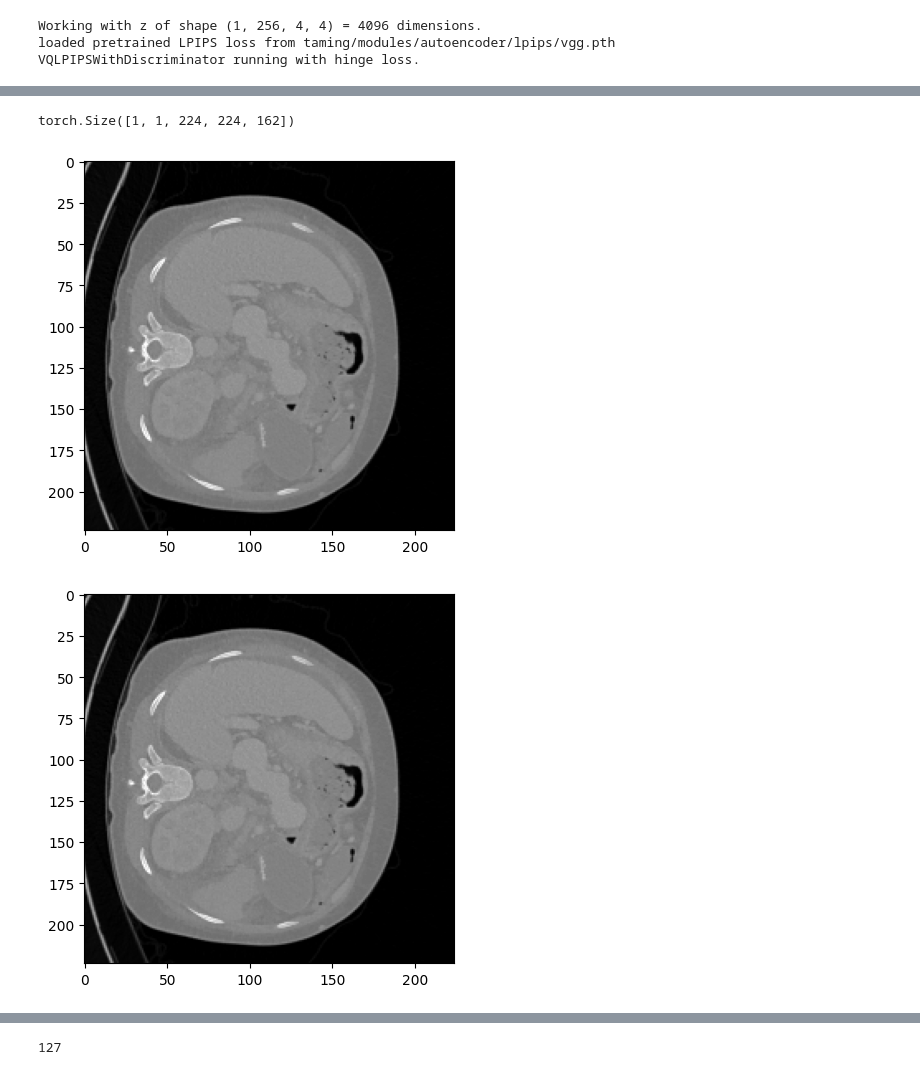
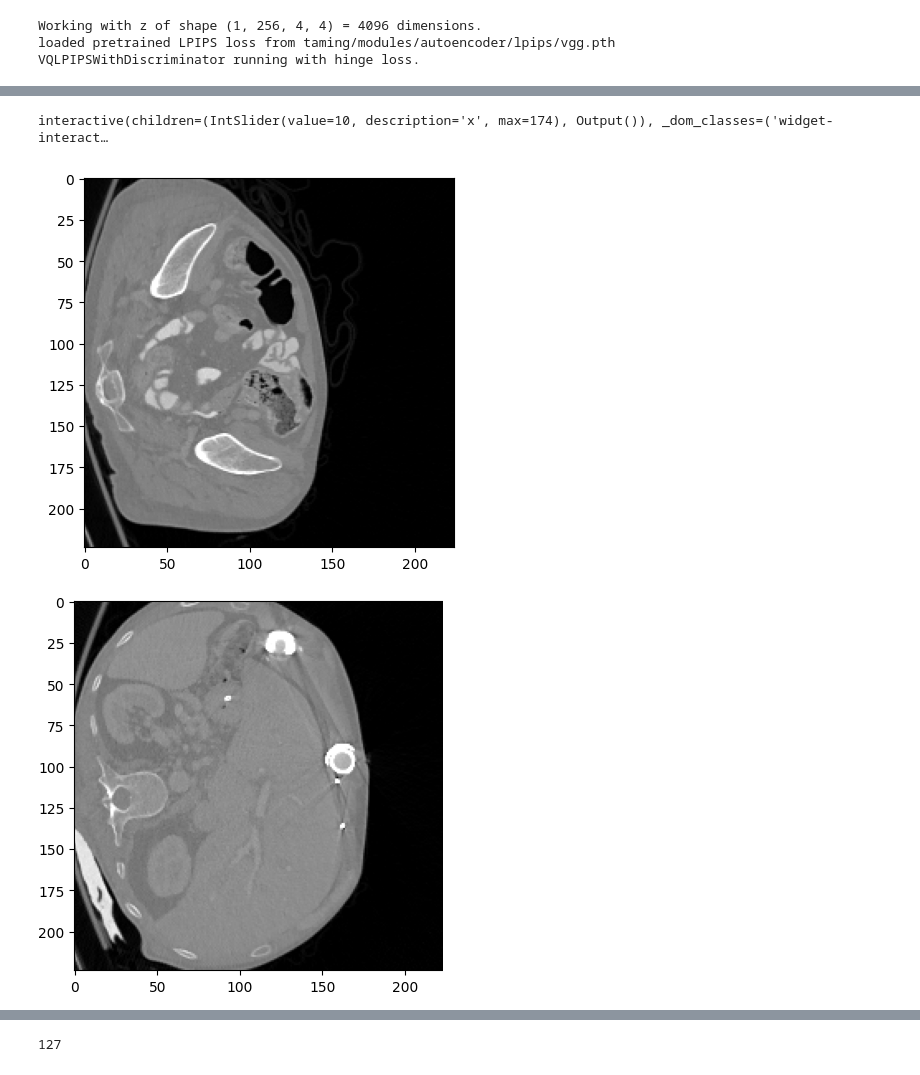
Before and after one commit to ieee8023/ct-counterfactuals, a Jupyter notebook: explain-splenomegaly.ipynb, the cells around one changed output, grey strips where cells are left out. Saved outputs shown, nothing was run; the diff lists cells and outputs as text; code cells hidden in the pictures.

```diff
--- a/explain-splenomegaly.ipynb
+++ b/explain-splenomegaly.ipynb
@@ -65,10 +68,10 @@ len(data)
 # %%
-# for i in range(1):
-#     sample = data[i]
-#     img = sample['image'][None,...]
-#     with torch.no_grad():
-#         o = model(img.cuda()).cpu()
-#     print(i, os.path.basename(sample['image_path']))
+for i in range(10):
+    sample = data[i]
+    img = sample['image'][None,...]
+    with torch.no_grad():
+        o = model(img.cuda()).cpu()
+    print(i, os.path.basename(sample['image_path']))
 
-#     for ind, target in [(i, target) for i, target in enumerate(model.targets) if 'pacemaker' in target]:
-#         print("   " + str(float(o[:,ind])) + "  " + model.targets[ind])
+    for ind, target in [(i, target) for i, target in enumerate(model.targets) if 'megaly' in target]:
+        print("   " + str(float(o[:,ind])) + "  " + model.targets[ind])
@@ -75,10 +96,10 @@ len(data)
 # %%
-for i in range(5):
-    sample = data[i]
-    img = sample['image'][None,...]
-    with torch.no_grad():
-        o = model(img.cuda()).cpu()
-    print(i, os.path.basename(sample['image_path']))
+# for i in range(30):
+#     sample = data[i]
+#     img = sample['image'][None,...]
+#     with torch.no_grad():
+#         o = model(img.cuda()).cpu()
+#     print(i, os.path.basename(sample['image_path']))
 
-    for ind, target in [(i, target) for i, target in enumerate(model.targets) if 'splenomegaly' in target.lower()]:
-        print("   " + str(float(o[:,ind])) + "  " + model.targets[ind])
+#     for ind, target in [(i, target) for i, target in enumerate(model.targets) if 'megaly' in target.lower()]:
+#         print("   " + str(float(o[:,ind])) + "  " + model.targets[ind])
@@ -96,6 +106,6 @@ for i in range(5):
 # %%
 ae2 = ct_models.SliceAEFull(ae, 0, 0)
-for i in range(5):
+for i in range(2):
     sample = data[i]
     img = sample['image'][None,...]
 
@@ -103,6 +113,9 @@ for i in range(5):
         imgp = ae2.decode(ae2.encode(img.cuda()))
         o = model(imgp)
     print(i, os.path.basename(sample['image_path']))
-    for ind, target in [(i, target) for i, target in enumerate(model.targets) if 'splenomegaly' in target.lower()]:
+    # topk = o.topk(10)
+    # for val, ind in zip(topk.values.cpu().numpy()[0], topk.indices.cpu().numpy()[0]):
+    #     print("   " + str(val) + "  " + model.targets[ind])
+    for ind, target in [(i, target) for i, target in enumerate(model.targets) if 'megaly' in target.lower()]:
         print("   " + str(float(o[:,ind])) + "  " + model.targets[ind])
 # %% [output]
@@ -119,18 +132,18 @@ for i in range(5):
-# %%
-img = data[3]['image'][None,...]
-img.shape
-# %% [output]
-torch.Size([1, 1, 224, 224, 162])
+# %%
+from ipywidgets import interact, widgets
+interact(lambda x: plt.imshow(img[0,0,:,:,x], cmap='gray'), x=widgets.IntSlider(min=0, max=img.shape[-1], step=1, value=10));
+# %% [output]
+interactive(children=(IntSlider(value=10, description='x', max=174), Output()), _dom_classes=('widget-interact…
 # %%
-plt.imshow(img[0,0,:,:,130], cmap='gray');
+plt.imshow(img[0,0,:,:,50], cmap='gray');
 # %% [output]
-[figure, old version]
+[figure, new version]
 # %%
-x = img[:,:,:,:,130]
+x = img[:,:,:,:,127]
 #x = torch.from_numpy(ct_datasets.Resize(256)(x[0,0])[None,None])
 plt.imshow(x[0][0].cpu().detach().numpy(), cmap='gray');
 # %% [output]
-[figure, old version]
+[figure, new version]
 # %%
 z = ae.encode(x.cuda())
 # %%
```
Also changed, not shown: parts of 50 cells of this notebook.
